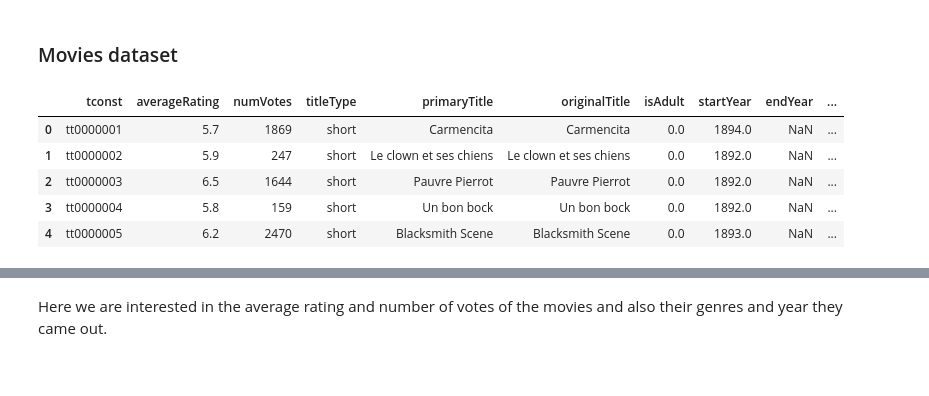
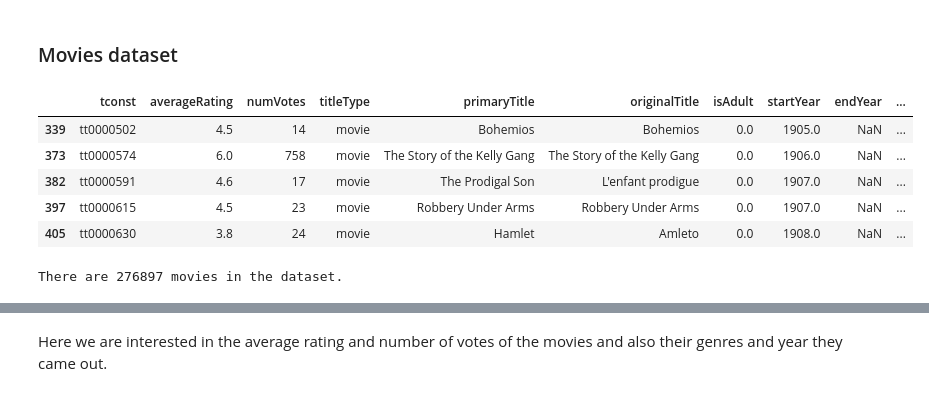
Before and after one commit to com-480-data-visualization/datavis-project-2022-teamsalt, a Jupyter notebook: data_exploration.ipynb, the cells around one changed output, grey strips where cells are left out. Cells and saved outputs as stored; diff of their text form; code cells hidden in the pictures.

```diff
--- a/data_exploration.ipynb
+++ b/data_exploration.ipynb
@@ -9,16 +12,22 @@ sns.set_theme()
 # %%
 # Load datasets
 def read_df(path):
     return pd.read_csv(path, sep="\t", compression="gzip", na_values="\\N")
 
 ratings = read_df("title.ratings.tsv.gz")
 basics = read_df("title.basics.tsv.gz")
-df_movies = pd.merge(ratings, basics, on="tconst")
+# Only keep movies
+df = pd.merge(ratings, basics, on="tconst")
+df_movies = df[df['titleType']=='movie']
 df_movies.head()
 # %% [output]
 |  | tconst | averageRating | numVotes | titleType | primaryTitle | originalTitle | isAdult | startYear | endYear | ... |
-| 0 | tt0000001 | 5.7 | 1869 | short | Carmencita | Carmencita | 0.0 | 1894.0 | NaN | ... |
-| 1 | tt0000002 | 5.9 | 247 | short | Le clown et ses chiens | Le clown et ses chiens | 0.0 | 1892.0 | NaN | ... |
-| 2 | tt0000003 | 6.5 | 1644 | short | Pauvre Pierrot | Pauvre Pierrot | 0.0 | 1892.0 | NaN | ... |
-| 3 | tt0000004 | 5.8 | 159 | short | Un bon bock | Un bon bock | 0.0 | 1892.0 | NaN | ... |
-| 4 | tt0000005 | 6.2 | 2470 | short | Blacksmith Scene | Blacksmith Scene | 0.0 | 1893.0 | NaN | ... |
+| 339 | tt0000502 | 4.5 | 14 | movie | Bohemios | Bohemios | 0.0 | 1905.0 | NaN | ... |
+| 373 | tt0000574 | 6.0 | 758 | movie | The Story of the Kelly Gang | The Story of the Kelly Gang | 0.0 | 1906.0 | NaN | ... |
+| 382 | tt0000591 | 4.6 | 17 | movie | The Prodigal Son | L'enfant prodigue | 0.0 | 1907.0 | NaN | ... |
+| 397 | tt0000615 | 4.5 | 23 | movie | Robbery Under Arms | Robbery Under Arms | 0.0 | 1907.0 | NaN | ... |
+| 405 | tt0000630 | 3.8 | 24 | movie | Hamlet | Amleto | 0.0 | 1908.0 | NaN | ... |
+# %%
+print(f"There are %d movies in the dataset." % len(df_movies))
+# %% [output]
+There are 276897 movies in the dataset.
```
Also changed, not shown: parts of 8 cells of this notebook.
